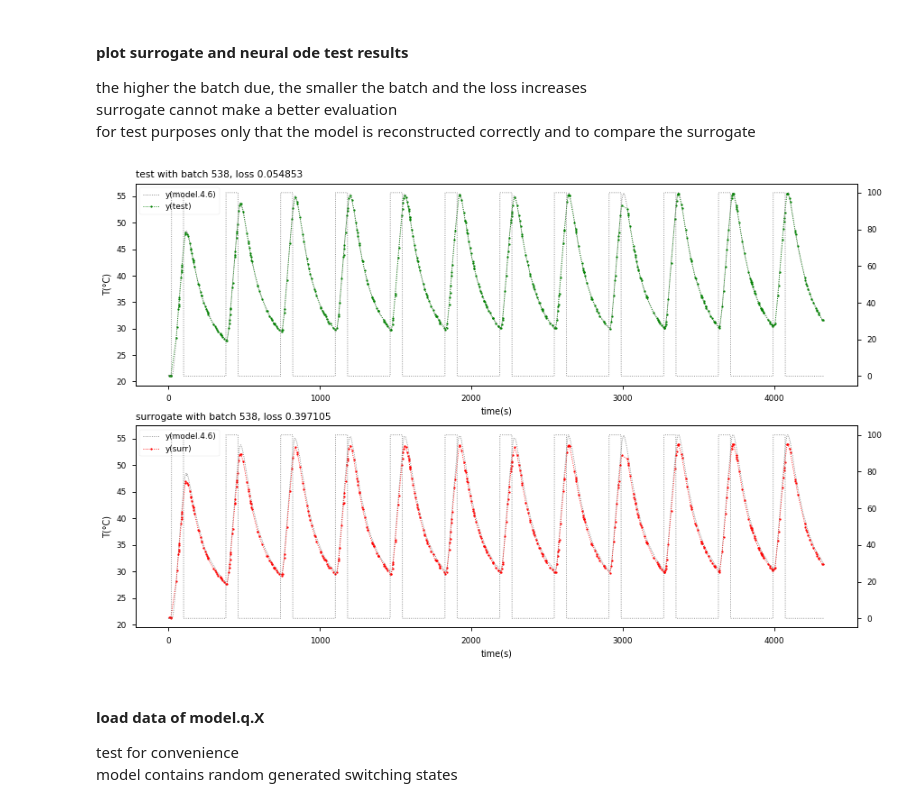
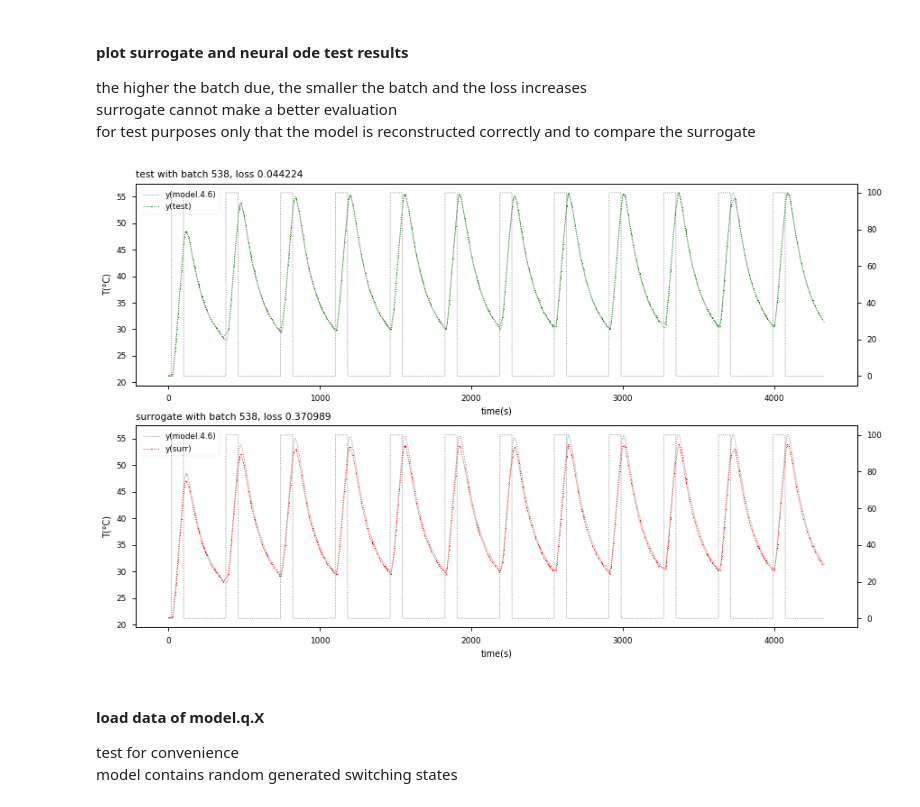
Before and after one commit to nbauersfeld/tclab, a Jupyter notebook: tclab.model.node.3.ipynb, the cells around one changed output. Saved outputs shown, nothing was run; the diff lists cells and outputs as text; code cells hidden in the pictures.

```diff
--- a/tclab.model.node.3.ipynb
+++ b/tclab.model.node.3.ipynb
@@ -42,14 +45,21 @@ batch decision to get a calm loss behaviour
 # %%
 %%time
 
-n_iters = 500       # iterations to train
+c_up,c_down = "\u23f6","\u23f7"
+
+# iterations to train
+n_iters = 1000
 
 batch_time = 10     # time scale to odeint
 batch_due = 4       # due to reduce data size
                     # to a batch size
-batch_size = int((data_size-batch_time)/batch_due)
+
+batch_size = int((data_size-batch_due)/batch_time)
 
 print_freq = 10     # freq to print sth out
+
+print(f"iterations {n_iters}")
+print(f"batch time {batch_time}, due {batch_due}, size {batch_size}")
 
 data_monitor = []
 loss_monitor = []
@@ -65,14 +75,18 @@ with tf.device(device):
     itime = time.time()
 
     # iterate
-    print("iter | delay | loss")
+    print(f"iter | {'delay':>10} | {'loss':>15}")
 
     for itr in range(1,n_iters+1):
 
         with tf.GradientTape() as tape:
 
             # batch
-            batch_y0, batch_t, batch_y,batch_i = HelperODE.batch_(t, y, batch_size=batch_size, batch_time=batch_time, data_size=data_size)
+            batch_y0, batch_t, _, batch_y, batch_i = HelperODE.batch_(
+                t, None, y,
+                batch_size=batch_size,
+                batch_time=batch_time,
+                data_size=data_size)
 
             # integrate to predict
             y_pred = tfdiffeq.odeint(model, batch_y0, batch_t, method="dopri5")
@@ -91,7 +105,9 @@ with tf.device(device):
         optimizer.apply_gradients(gv)
 
         if itr % print_freq == 0:
-            dtime = time.time()-itime
-            print(f"{itr:04d} | {dtime:5.2f} | {loss.numpy():12.6f} ")
+            dt = f"{time.time()-itime:5.2f}"
+            ls = f"{loss.numpy():12.6f}"
+            dr = c_down if loss.numpy() < loss_monitor[itr-print_freq][0] else c_up
+            print(f"{itr:04d} | {dt:>10} | {ls:>15}{dr}")
             itime = time.time()
 # %% [output]
@@ -188,9 +209,13 @@ batch_size_test = int((data_size-batch_time_test)/batch_due_test)
 with tf.device(device):
 
     # reconstruct
-    recon = tf.keras.models.load_model(model_name, compile=False)
+    recon = tf.keras.models.load_model(model_name,compile=False)
 
-    batch_y0, batch_t, batch_y,batch_i = HelperODE.batch_(t, y, batch_size=batch_size_test, batch_time=batch_time_test, data_size=data_size)
+    batch_y0, batch_t, _, batch_y, batch_i = HelperODE.batch_(
+        t, None, y,
+        batch_size=batch_size_test,
+        batch_time=batch_time_test,
+        data_size=data_size)
 
     y_test = tfdiffeq.odeint(recon, batch_y0, batch_t, method="dopri5")
     l_test = tf.reduce_mean(tf.square(batch_y - y_test))
@@ -228,6 +253,8 @@ def plot_test(ts,us,ys,
     plt.rcParams["font.size"] = 8
     plt.rcParams["figure.dpi"] = 80
     plt.rcParams["lines.linewidth"] = .8
+
+    marker_size = 1
 
     ncols,nrows = 1,2
     nwidth,nheight = 16,4
@@ -246,7 +273,7 @@ def plot_test(ts,us,ys,
     t_ = ts[i_[a_]]
     y_ = yy[0][-size:][a_]
 
-    ax.plot(t_,y_,':o',ms=2,label="y(test)",color="green")
+    ax.plot(t_,y_,':o',ms=marker_size,label="y(test)",color="green")
 
     ax.legend()
     ax.set_title("test with batch %d, loss %.6f"%(size, loss[0]),x=0,ha="left")
@@ -264,35 +291,35 @@ def plot_test(ts,us,ys,
     a_ = np.argsort(i_)
     t_ = ts[i_[a_]]
     y_ = yy[1][-size:][a_]
 
-    ax.plot(t_,y_,':o',ms=2,label="y(surr)",color="red")
+    ax.plot(t_,y_,':o',ms=marker_size,label="y(surr)",color="red")
 
     ax.legend()
     ax.set_title("surrogate with batch %d, loss %.6f"%(size,loss[1]),x=0,ha="left")
 
     ax = ax.twinx()
     ax.plot(ts,us,":",label="u",color="gray")
 
     for ax in axx.ravel():
         ax.set_xlabel("time(s)")
         ax.set_ylabel("T(°C)")
 
     plt.show()
     plt.close()
 
 ts = t.numpy().flatten()
 us = u.numpy().flatten()
 ys = y.numpy().flatten()
 
 plot_test(ts,us,ys,
           yy=[y_test,y_bala],
           loss=[l_test,l_bala],
           indizes=batch_i,
           size=batch_size_test,
           name=name
           )
 # %% [output]
-[figure, old version]
+[figure, new version]
 # %% [markdown]
 #### load data of model.q.X
 
```
Also changed, not shown: parts of 10 cells of this notebook, 48 other files.
